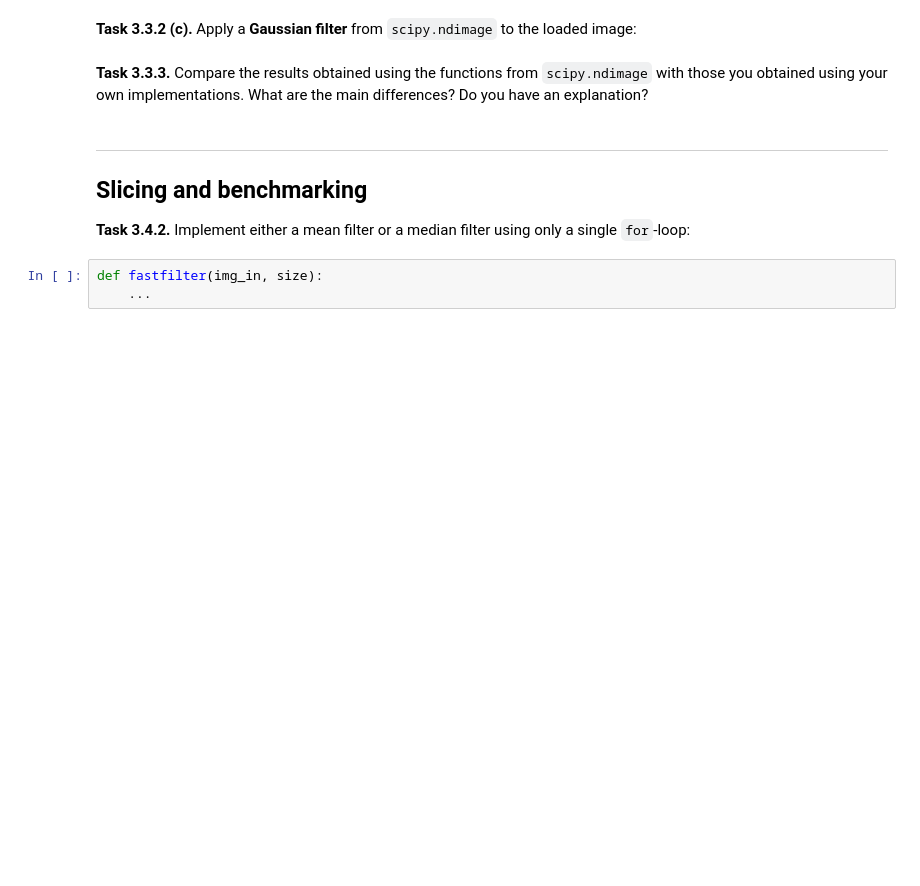
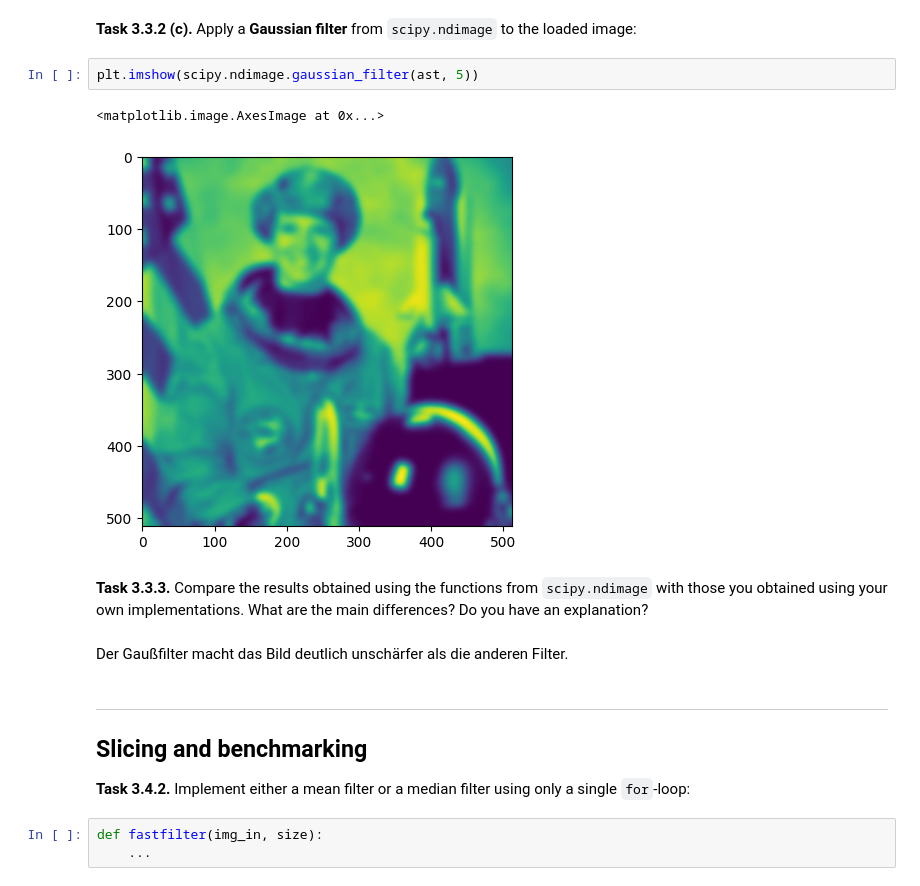
Before and after one commit to Hallo-ollaH/mobi-fs3-python, a Jupyter notebook: task3.ipynb, the cells around one changed output. Saved outputs shown, nothing was run; the diff lists cells and outputs as text; blank space fills up the shorter version.

```diff
--- a/task3.ipynb
+++ b/task3.ipynb
@@ -118,7 +131,14 @@ assert numpy.allclose(img3, img4, atol=1/255)
 # %% [markdown]
 **<a id="#">Task 3.3.2 (c).</a>** Apply a **Gaussian filter** from `scipy.ndimage` to the loaded image:
+# %%
+plt.imshow(scipy.ndimage.gaussian_filter(ast, 5))
+# %% [output]
+<matplotlib.image.AxesImage at 0x...>
+[figure, added]
 # %% [markdown]
 **<a id="#">Task 3.3.3.</a>** Compare the results obtained using the functions from `scipy.ndimage` with those you obtained using your own implementations. What are the main differences? Do you have an explanation?
+# %% [markdown]
+Der Gaußfilter macht das Bild deutlich unschärfer als die anderen Filter.
 # %% [markdown]
 ---
 
```
Also changed, not shown: parts of 3 cells of this notebook.
